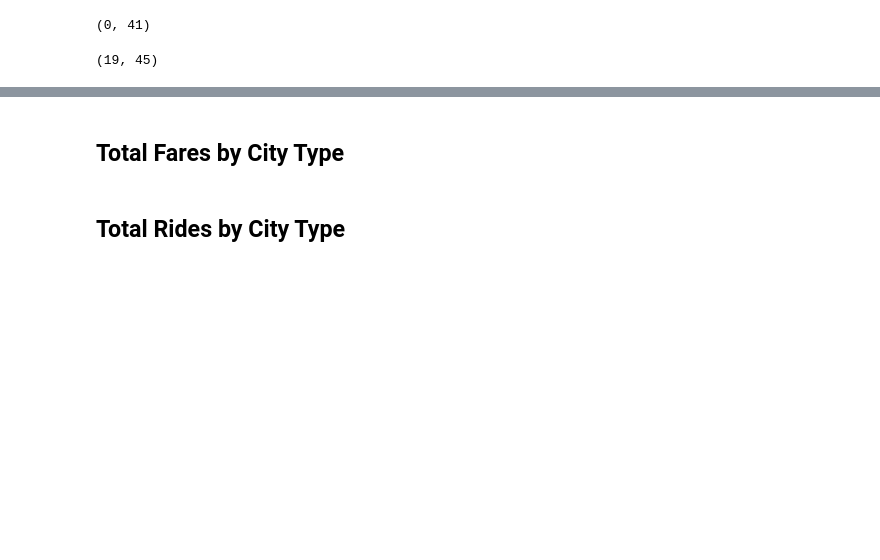
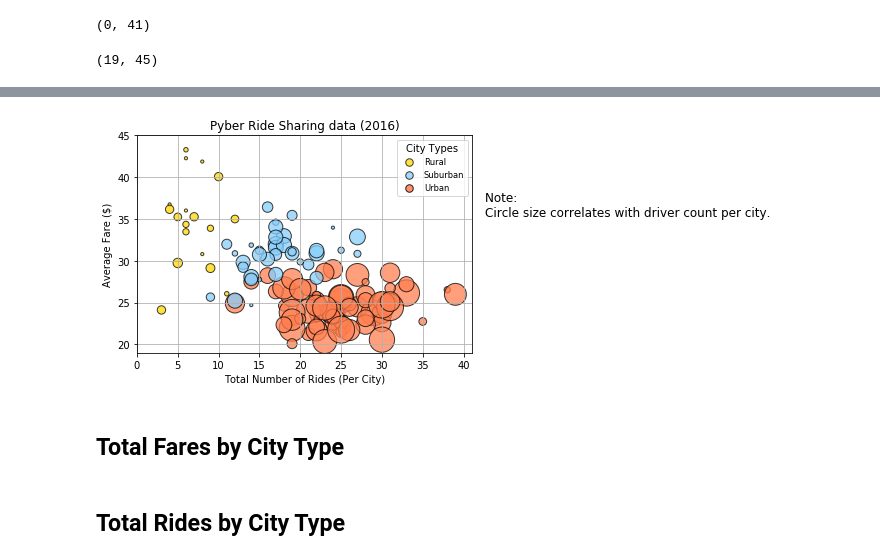
Before and after one commit to clafrance/matplotlib, a Jupyter notebook: Pyber/pyber.ipynb, the cells around one changed output, grey strips where cells are left out. Saved outputs shown, nothing was run; the diff lists cells and outputs as text; code cells hidden in the pictures; blank space fills up the shorter version.

```diff
--- a/Pyber/pyber.ipynb
+++ b/Pyber/pyber.ipynb
@@ -62,7 +58,8 @@ cities_rides_df.head()
 # %% [markdown]
 ## Bubble Plot of Ride Sharing Data
 # %%
-# get the city types
+# Get the city types
 city_types = sorted(cities_df["type"].unique())
-city_types
+city_types_new = [city_types[0], city_types[2], city_types[1]]
+city_types, city_types_new
 # %% [output]
@@ -100,16 +97,3 @@ y_max = average_fares_max + 1
 y_min, y_max
 # %% [output]
 (19, 45)
-# %%
-# Obtain the ride counts and average fair for each city type
-rides_summary = {}
-
-for city_type in city_types:
-    rides = cities_rides_df.loc[cities_rides_df['type']== city_type]
-    rides_grouped_by_city = rides.groupby('city')
-    number_of_rides_by_city = rides_grouped_by_city['fare'].count()
-    average_fare_by_city = rides_grouped_by_city["fare"].mean()
-    drivers_count_by_city = (rides_grouped_by_city['driver_count'].mean()) * 10
-    rides_summary[city_type] = {"number_of_rides_by_city": number_of_rides_by_city,
-                                "average_fare_by_city": average_fare_by_city,
-                                "drivers_count_by_city": drivers_count_by_city}
@@ -169,3 +100,56 @@ plt.show()
+# %%
+# Obtain the ride counts and average fair for each city type
+rides_summary = {}
+
+# Set x limit, y limit
+plt.xlim(x_min, x_max)
+plt.ylim(y_min, y_max)
+
+# Set title, xlabel, y label, and grid
+plt.title("Pyber Ride Sharing data (2016)")
+plt.xlabel("Total Number of Rides (Per City)")
+plt.ylabel("Average Fare ($)")
+plt.grid(True)
+
+# Plot the scatter plot
+for city_type in city_types_new:
+    if city_type == "Rural":
+        color = "Gold"
+    elif city_type == 'Suburban':
+        color = 'lightskyblue'
+    else:
+        color = 'coral'
+
+    rides = cities_rides_df.loc[cities_rides_df['type'] == city_type]
+    rides_grouped_by_city = rides.groupby('city')
+
+    number_of_rides_by_city = rides_grouped_by_city['fare'].count()
+    average_fare_by_city = rides_grouped_by_city["fare"].mean()
+    drivers_count_by_city = (rides_grouped_by_city['driver_count'].mean()) * 10
+
+    # Plot the chart
+    plt.scatter(number_of_rides_by_city, average_fare_by_city, marker="o", facecolors=color, edgecolors="black",
+            s=drivers_count_by_city, alpha=0.75, label=type)
+
+# Create dummy Line2D objects for legend
+h1 = plt.scatter([0], [0], marker="o", facecolors="gold", edgecolors="black",
+            s=25, alpha=0.75, label="Rural")
+h2 = plt.scatter([0], [0], marker="o", facecolors="lightskyblue", edgecolors="black",
+            s=25, alpha=0.75, label="Suburban")
+h3 = plt.scatter([0], [0], marker="o", facecolors="coral", edgecolors="black",
+            s=25, alpha=0.85, label="Urban")
+
+# Set legend
+legend = plt.legend(handles=[h1, h2, h3], markerscale=1.5, title="City Types", loc="best", fontsize='small', fancybox=True)
+
+# Incorporate a text label regarding circle size
+plt.figtext(0.93, 0.60,"Note: \nCircle size correlates with driver count per city.", wrap=True,
+            horizontalalignment='left', fontsize=12)
+
+plt.savefig("pyber.png")
+plt.show()
+# %% [output]
+[figure, added]
 # %% [markdown]
 ## Total Fares by City Type
 # %% [markdown]
```
Also changed, not shown: parts of 13 cells of this notebook, 4 other files.
